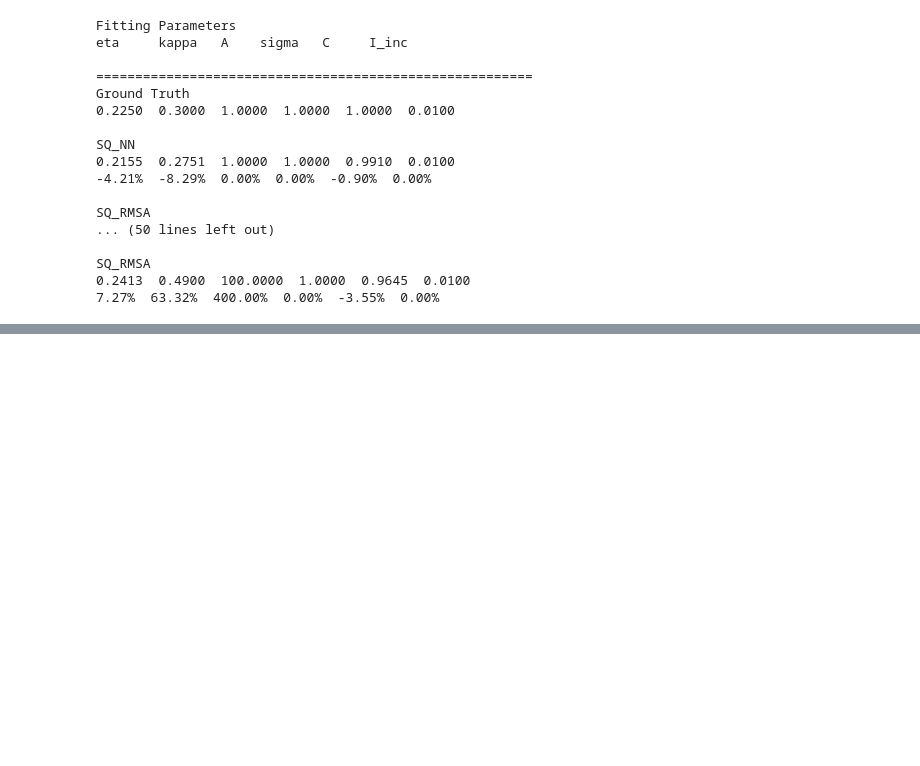
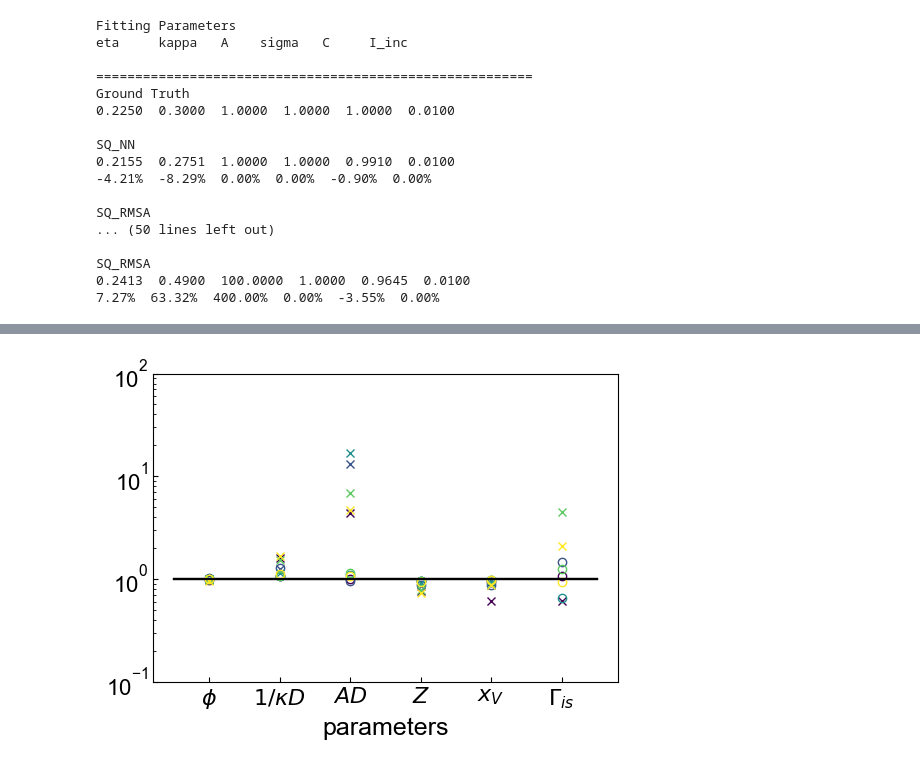
Before and after one commit to ch-tung/SQ_VAE, a Jupyter notebook: direct_param_SQ/Fit_IQ_batch.ipynb, the cells around one changed output, grey strips where cells are left out. Cells and saved outputs as stored; diff of their text form; code cells hidden in the pictures; blank space fills up the shorter version.

```diff
--- a/direct_param_SQ/Fit_IQ_batch.ipynb
+++ b/direct_param_SQ/Fit_IQ_batch.ipynb
@@ -889,0 +737,37 @@ SQ_RMSA
+# %%
+fig = plt.figure(figsize=(6, 4))#,dpi=192)
+
+for i in range(len(parameters_list)):
+    ax = plt.subplot(1, 1, 1)
+
+    fp_GT = dict_eta['fp_GT_list'][i]
+    fp_opt_NN = dict_eta['fp_opt_NN_list'][i]
+    fp_opt_RMSA = dict_eta['fp_opt_RMSA_list'][i]
+
+    r = (fp_GT[0]-eta_list[0])/(eta_list[-1]-eta_list[0])
+    c = cmap(r)
+
+#     index = np.r_[index_free,6,7,8]
+    index = [0,1,2,6,7,8]
+    ax.plot(fp_opt_NN[index]/fp_GT[index],'o', fillstyle='none',
+            label='NN', color=c)
+    ax.plot(fp_opt_RMSA[index]/fp_GT[index],'x',
+            label='RMSA', color=c)
+    ax.plot([-0.5,len(index)-0.5],[1,1],'-k')
+
+    ax.set_yscale('log')
+#     ax.legend(fontsize=16,frameon=False,fancybox=False)
+    ax.set_ylim([1e-1,1e2])
+
+    tick_labels = [r'$\phi$',r'$1/\kappa D$',r'$AD$',r'$\sigma$',r'$C$',r'$I_{\it{inc}}$',
+                   r'$Z$',r'$x_{V}$',r'$\Gamma_{is}$']
+    ax.set_xticks(np.arange(len(index)))
+    ax.set_xticklabels([tick_labels[it] for it in index])
+
+    ax.set_xlabel('parameters',fontsize=18)
+#     ax.set_ylabel(r'$I(QD)$',fontsize=18)
+    ax.tick_params(direction='in', axis='both', which='both', labelsize=16)
+
+plt.show()
+# %% [output]
+[figure, added]
```
Also changed, not shown: parts of 27 cells of this notebook, 1 other file.
